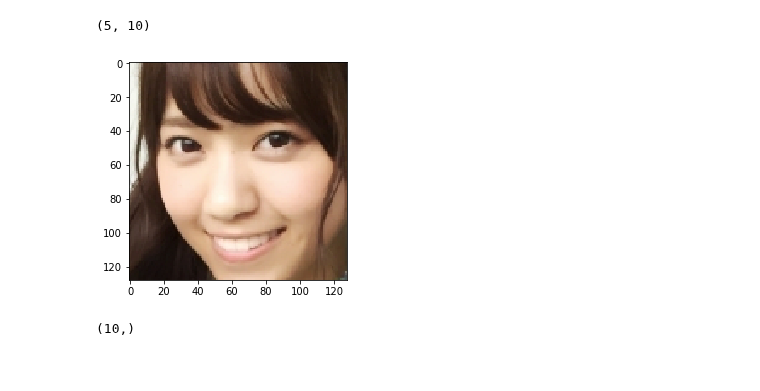
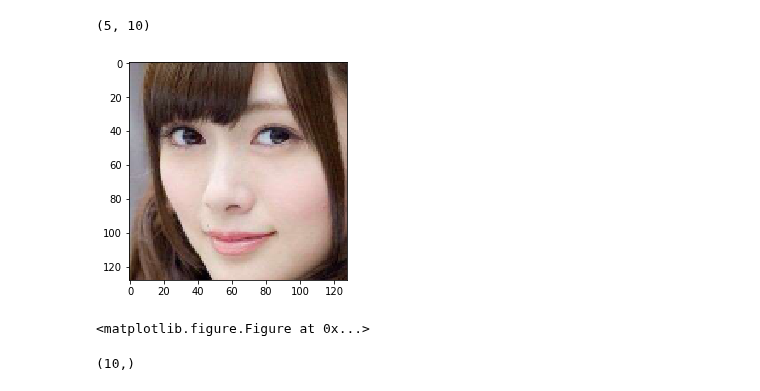
Before and after one commit to zukakosan/tripletNet, a Jupyter notebook: emb4retrieval.ipynb, the cells around one changed output. Drawn from its saved outputs; the diff is of its cells as text; code cells hidden in the pictures.

Commit message:
save result

```diff
--- a/emb4retrieval.ipynb
+++ b/emb4retrieval.ipynb
@@ -55,14 +55,16 @@ emb_vecs.shape
 # %% [output]
 (5, 10)
 # %%
-test_img = np.array(Image.open('./nogi_imgs/nishino/inputImage2_16.png').resize((imwidth,imhight)))
+test_img = np.array(Image.open('./nogi_imgs/shiraishi/inputImage2_101.png').resize((imwidth,imhight)))
 plt.imshow(test_img)
 plt.show()
+plt.savefig('./nogi_result/query.png')
 # print(test_img)
 test_img = (test_img / 255.).astype(np.float32)
 test_emb = embNet.predict(np.expand_dims(test_img, axis=0))[0]
 # %% [output]
-[figure, old version]
+[figure, new version]
+<matplotlib.figure.Figure at 0x...>
 # %%
 test_emb.shape
 # %% [output]
```
Also changed, not shown: parts of 2 cells of this notebook, 3 other files.
